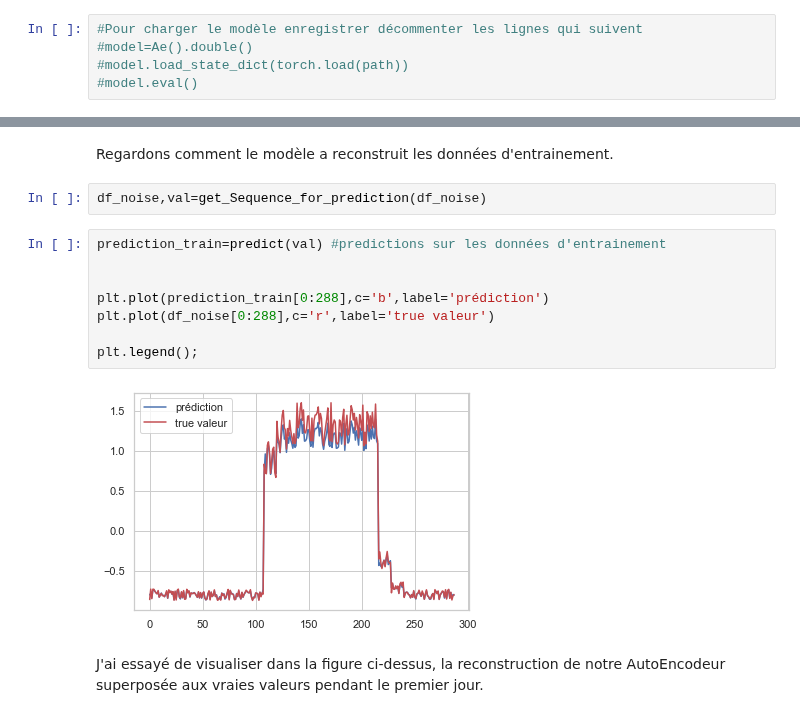
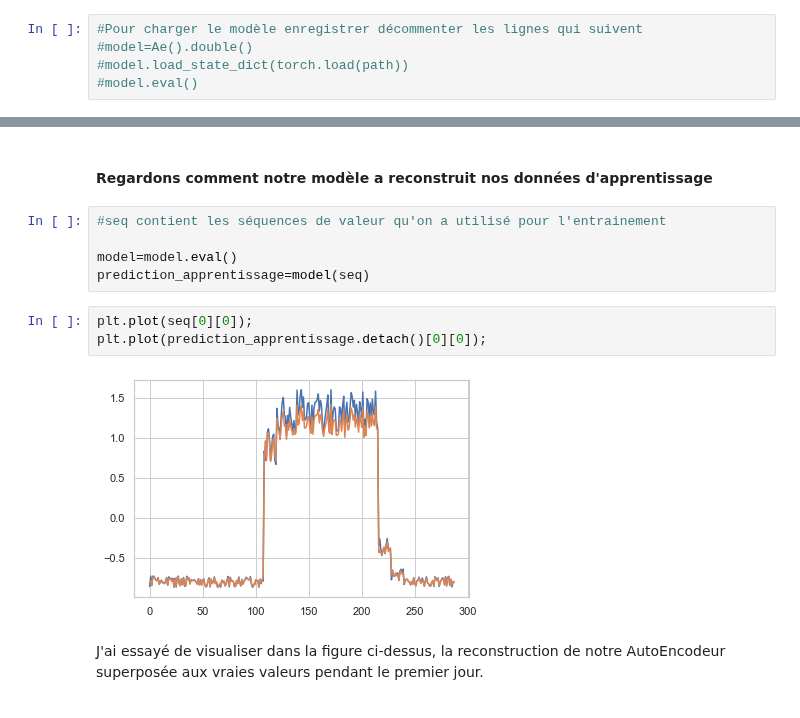
Before and after one commit to cheikh06/Detection_Anomaly, a Jupyter notebook: Anomaly_Detection.ipynb, the cells around one changed output, grey strips where cells are left out. Cells and saved outputs as stored; diff of their text form.

```diff
--- a/Anomaly_Detection.ipynb
+++ b/Anomaly_Detection.ipynb
@@ -274,17 +234,15 @@ def get_Sequence_for_prediction(liste):
 # %% [markdown]
-Regardons comment le modèle a reconstruit les données d'entrainement.
+#### Regardons comment notre modèle a reconstruit nos données d'apprentissage
-# %%
-df_noise,val=get_Sequence_for_prediction(df_noise)
-# %%
-prediction_train=predict(val) #predictions sur les données d'entrainement
-
-
-plt.plot(prediction_train[0:288],c='b',label='prédiction')
-plt.plot(df_noise[0:288],c='r',label='true valeur')
-
-plt.legend();
-# %% [output]
-[figure, removed]
+# %%
+#seq contient les séquences de valeur qu'on a utilisé pour l'entrainement
+
+model=model.eval()
+prediction_apprentissage=model(seq)
+# %%
+plt.plot(seq[0][0]);
+plt.plot(prediction_apprentissage.detach()[0][0]);
+# %% [output]
+[figure, added]
 # %% [markdown]
 J'ai essayé de visualiser dans la figure ci-dessus, la reconstruction de notre AutoEncodeur superposée aux vraies valeurs pendant le premier jour.
 # %% [markdown]
```
Also changed, not shown: parts of 52 cells of this notebook, 1 other file.
